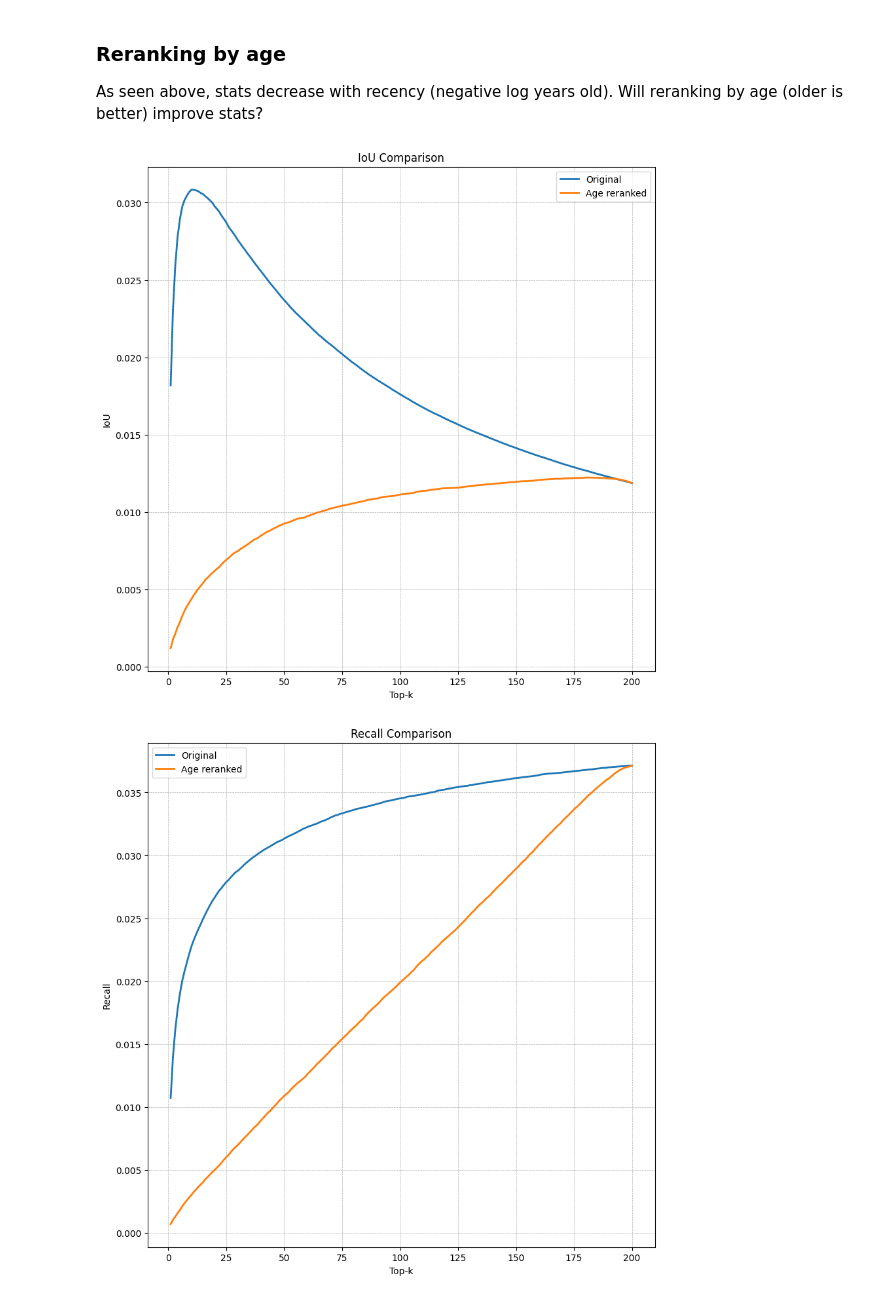
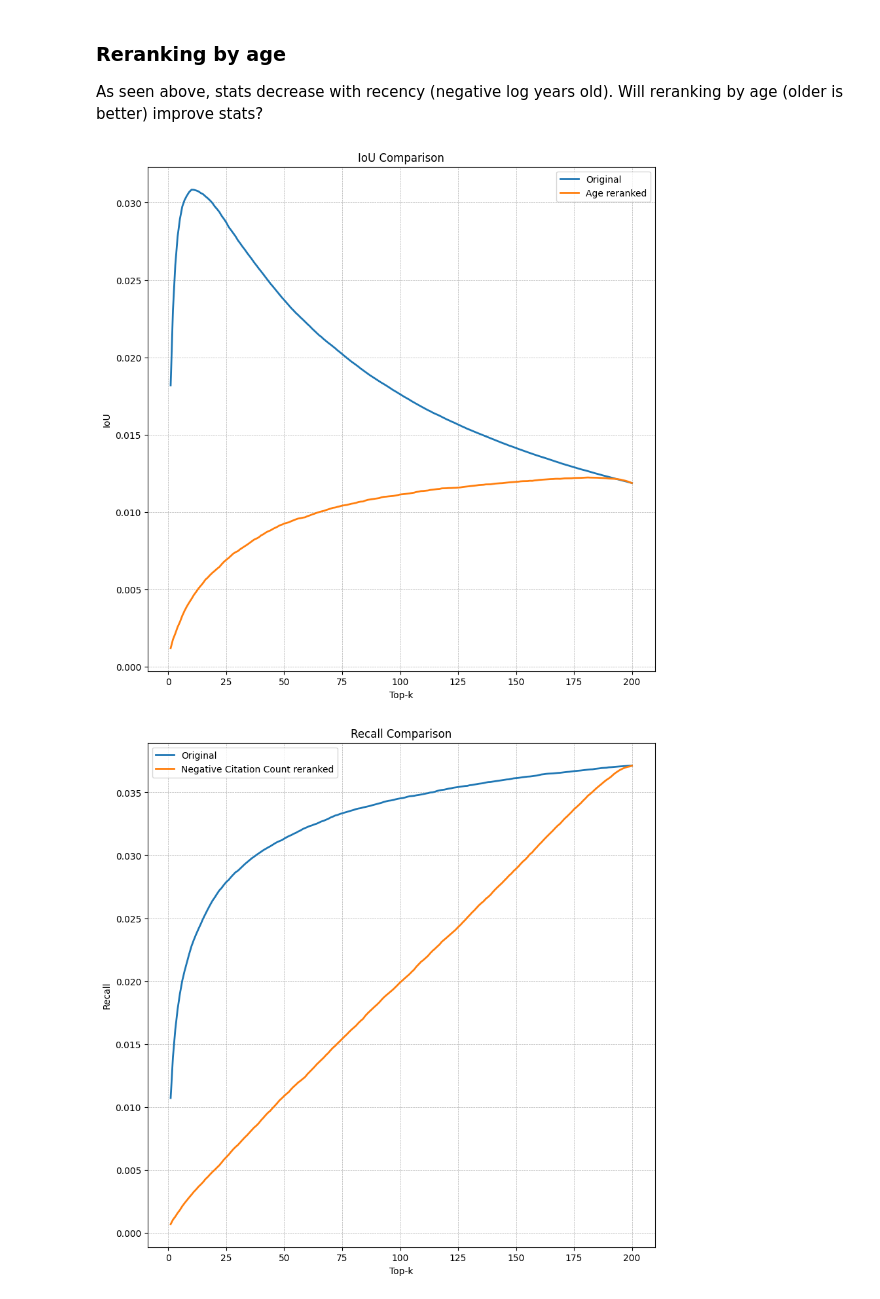
Before and after one commit to benjaminb/citeline, a Jupyter notebook: reranking_by_review.ipynb, the cells around one changed output. Saved outputs shown, nothing was run; the diff lists cells and outputs as text; code cells hidden in the pictures.

```diff
--- a/reranking_by_review.ipynb
+++ b/reranking_by_review.ipynb
@@ -15,7 +15,7 @@ negative_log_years_old = Metric.get_metric("negative_log_years_old")
 # %%
 rank_fuser = RankFuser(config={"log_citations": 1.0, "negative_log_years_old": 4.0})
 # %%
-FILE = "experiments/query_expansions/results/bge_title_search_results.jsonl"
+FILE = "experiments/query_expansions/results_bge/bge_title_search_results.jsonl"
 
 # truncate the data to top k=200
 data = []
@@ -122,32 +114,32 @@ x = np.arange(1, 201)  # Top-k 1..200
 plt.figure(figsize=(10, 10))
 plt.plot(x, original_stats['iou'], label="Original", linewidth=2)
 plt.plot(x, recency_stats['iou'], label="Age reranked", linewidth=2)
 plt.xlabel("Top-k")
 plt.ylabel("IoU")
 plt.legend()
 plt.grid(True, which="major", linestyle="--", linewidth=0.5)
 plt.title("IoU Comparison")
 plt.show()
 
 plt.figure(figsize=(10, 10))
 plt.plot(x, original_stats["recall"], label="Original", linewidth=2)
-plt.plot(x, recency_stats["recall"], label="Age reranked", linewidth=2)
+plt.plot(x, recency_stats["recall"], label="Negative Citation Count reranked", linewidth=2)
 plt.xlabel("Top-k")
 plt.ylabel("Recall")
 plt.legend()
 plt.grid(True, which="major", linestyle="--", linewidth=0.5)
 plt.title("Recall Comparison")
 plt.show()
 
 plt.figure(figsize=(10, 10))
 plt.plot(x, original_stats["hitrate"], label="Original", linewidth=2)
 plt.plot(x, recency_stats["hitrate"], label="Citations reranked", linewidth=2)
 plt.xlabel("Top-k")
 plt.ylabel("HitRate")
 plt.legend()
 plt.grid(True, which="major", linestyle="--", linewidth=0.5)
 plt.title("HitRate Comparison")
 plt.show()
 # %% [output]
 [figure]
-[figure, old version]
+[figure, new version]
```
Also changed, not shown: parts of 7 cells of this notebook, 14 other files.
